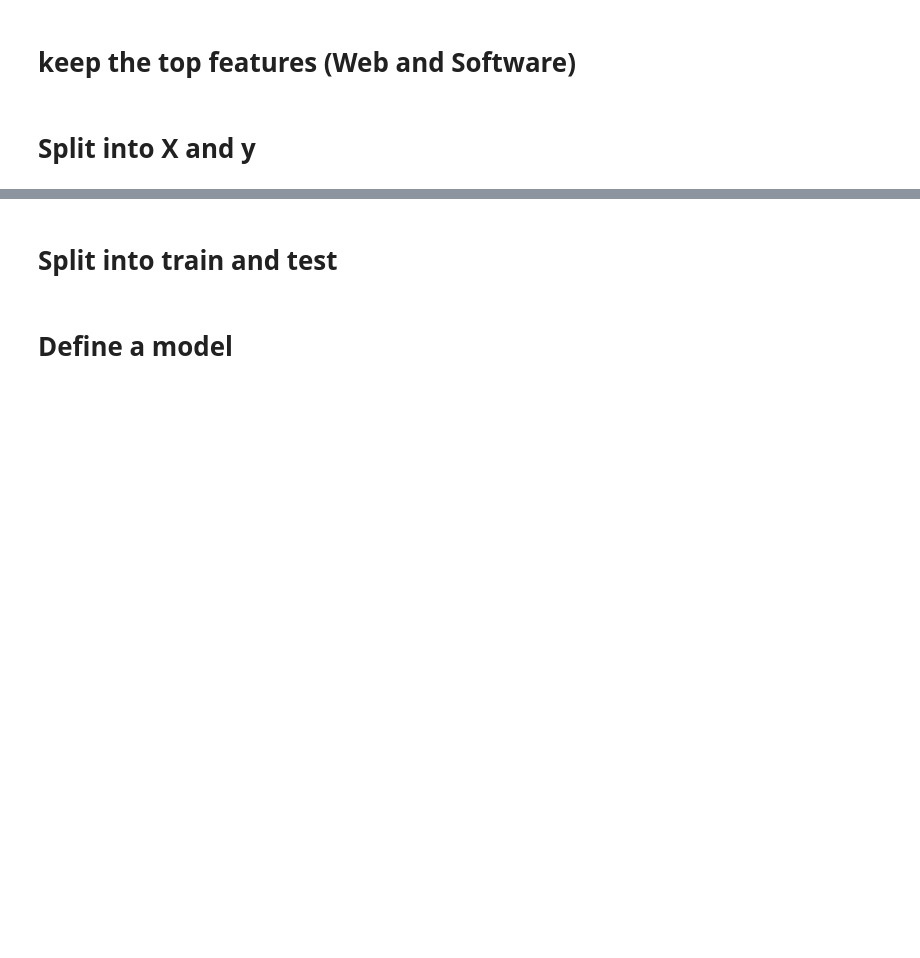
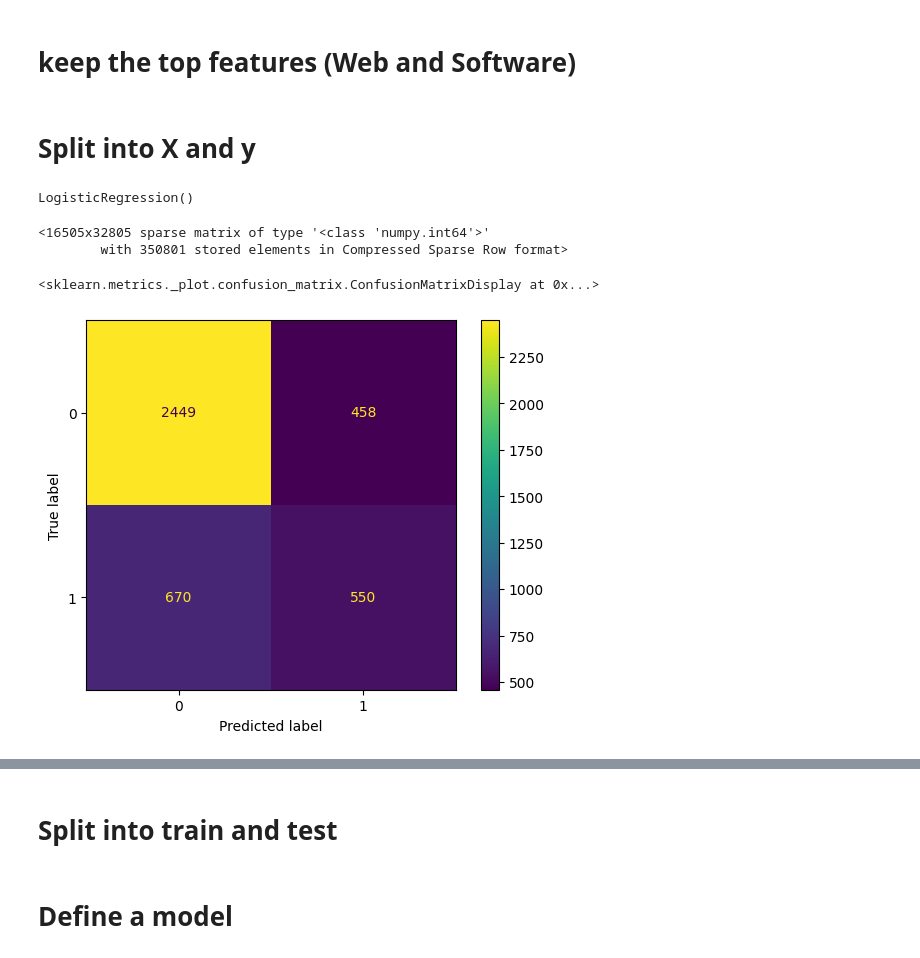
Before and after one commit to avidang/Data_project, a Jupyter notebook: hyphotezis8.ipynb, the cells around one changed output, grey strips where cells are left out. Saved outputs shown, nothing was run; the diff lists cells and outputs as text; code cells hidden in the pictures; blank space fills up the shorter version.

```diff
--- a/hyphotezis8.ipynb
+++ b/hyphotezis8.ipynb
@@ -451,3 +475,5 @@ h8_df.drop(
 # %%
 X = h8_df.drop(columns="SuccessfulBool")
 y = h8_df["SuccessfulBool"]
+# %%
+X["category"] = kickstarter_df["category"]
@@ -453,0 +485,36 @@ y = h8_df["SuccessfulBool"]
+# %%
+from sklearn.feature_extraction.text import CountVectorizer
+from sklearn.model_selection import train_test_split
+from sklearn.linear_model import LogisticRegression
+
+blurb_train, blurb_test, y_train, y_test = train_test_split(
+    X["new"], y, test_size=0.2, random_state=42
+)
+
+vectorizer = CountVectorizer()
+
+vectorizer.fit(blurb_train)
+
+X_train = vectorizer.transform(blurb_train)
+
+X_test = vectorizer.transform(blurb_test)
+
+classifier = LogisticRegression()
+
+classifier.fit(X_train, y_train)
+# %% [output]
+LogisticRegression()
+# %%
+X_train
+# %% [output]
+<16505x32805 sparse matrix of type '<class 'numpy.int64'>'
+        with 350801 stored elements in Compressed Sparse Row format>
+# %%
+from sklearn.metrics import confusion_matrix
+from sklearn.metrics import ConfusionMatrixDisplay
+cm = confusion_matrix(y_test, classifier.predict(X_test))
+disp = ConfusionMatrixDisplay(confusion_matrix=cm, display_labels=classifier.classes_)
+disp.plot()
+# %% [output]
+<sklearn.metrics._plot.confusion_matrix.ConfusionMatrixDisplay at 0x...>
+[figure, added]
```
Also changed, not shown: parts of 28 cells of this notebook, 1 other file.
